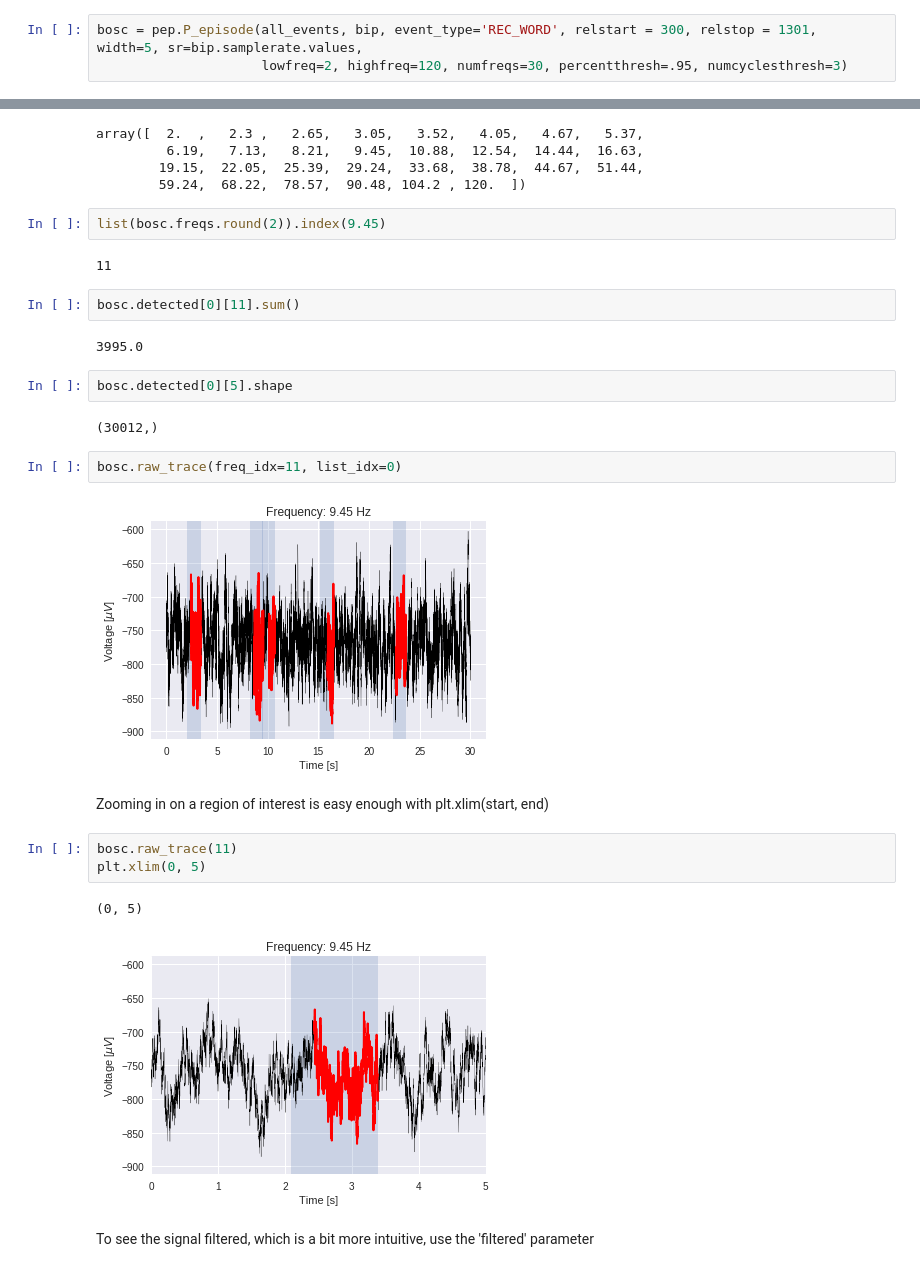
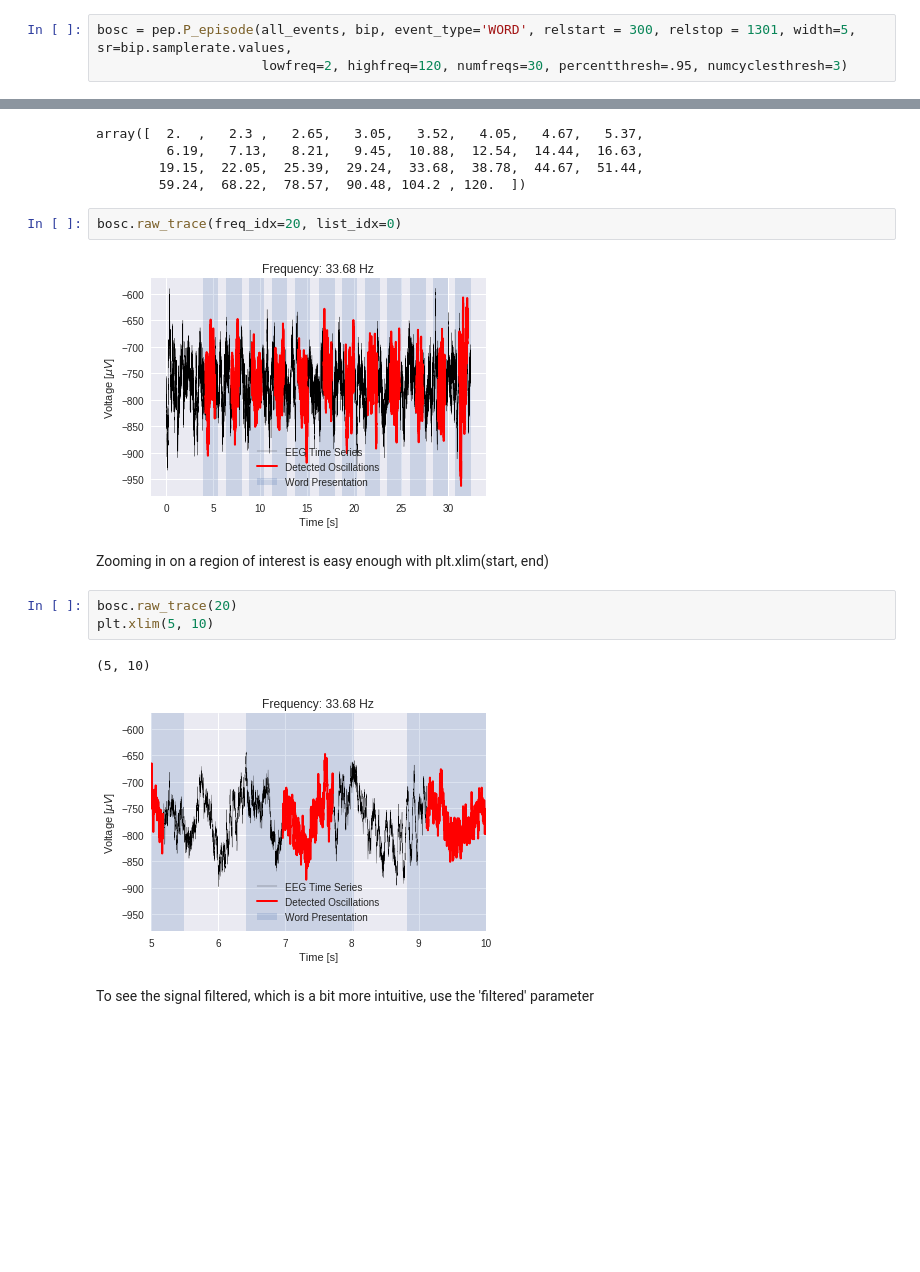
Before and after one commit to jrudoler/cmlcode, a Jupyter notebook: BOSC/P_episode_Tutorial.ipynb, the cells around one changed output, grey strips where cells are left out. Cells and saved outputs as stored; diff of their text form; blank space fills up the shorter version.

```diff
--- a/BOSC/P_episode_Tutorial.ipynb
+++ b/BOSC/P_episode_Tutorial.ipynb
@@ -53,6 +46,6 @@ Type:           type
 # %% [markdown]
 Initialize a P_episode class object, which will automatically perform wavelet decomposition.
 # %%
-bosc = pep.P_episode(all_events, bip, event_type='REC_WORD', relstart = 300, relstop = 1301, width=5, sr=bip.samplerate.values,
+bosc = pep.P_episode(all_events, bip, event_type='WORD', relstart = 300, relstop = 1301, width=5, sr=bip.samplerate.values,
                      lowfreq=2, highfreq=120, numfreqs=30, percentthresh=.95, numcyclesthresh=3)
 # %% [output]
@@ -83,30 +87,18 @@ array([  2.  ,   2.3 ,   2.65,   3.05,   3.52,   4.05,   4.67,   5.37,
          6.19,   7.13,   8.21,   9.45,  10.88,  12.54,  14.44,  16.63,
         19.15,  22.05,  25.39,  29.24,  33.68,  38.78,  44.67,  51.44,
         59.24,  68.22,  78.57,  90.48, 104.2 , 120.  ])
-# %%
-list(bosc.freqs.round(2)).index(9.45)
-# %% [output]
-11
-# %%
-bosc.detected[0][11].sum()
-# %% [output]
-3995.0
-# %%
-bosc.detected[0][5].shape
-# %% [output]
-(30012,)
 # %%
-bosc.raw_trace(freq_idx=11, list_idx=0)
+bosc.raw_trace(freq_idx=20, list_idx=0)
 # %% [output]
-[figure, old version]
+[figure, new version]
 # %% [markdown]
 Zooming in on a region of interest is easy enough with plt.xlim(start, end)
 # %%
-bosc.raw_trace(11)
-plt.xlim(0, 5)
+bosc.raw_trace(20)
+plt.xlim(5, 10)
 # %% [output]
-(0, 5)
+(5, 10)
-[figure, old version]
+[figure, new version]
 # %% [markdown]
 To see the signal filtered, which is a bit more intuitive, use the 'filtered' parameter
 # %%
```
Also changed, not shown: parts of 16 cells of this notebook, 1 other file.
